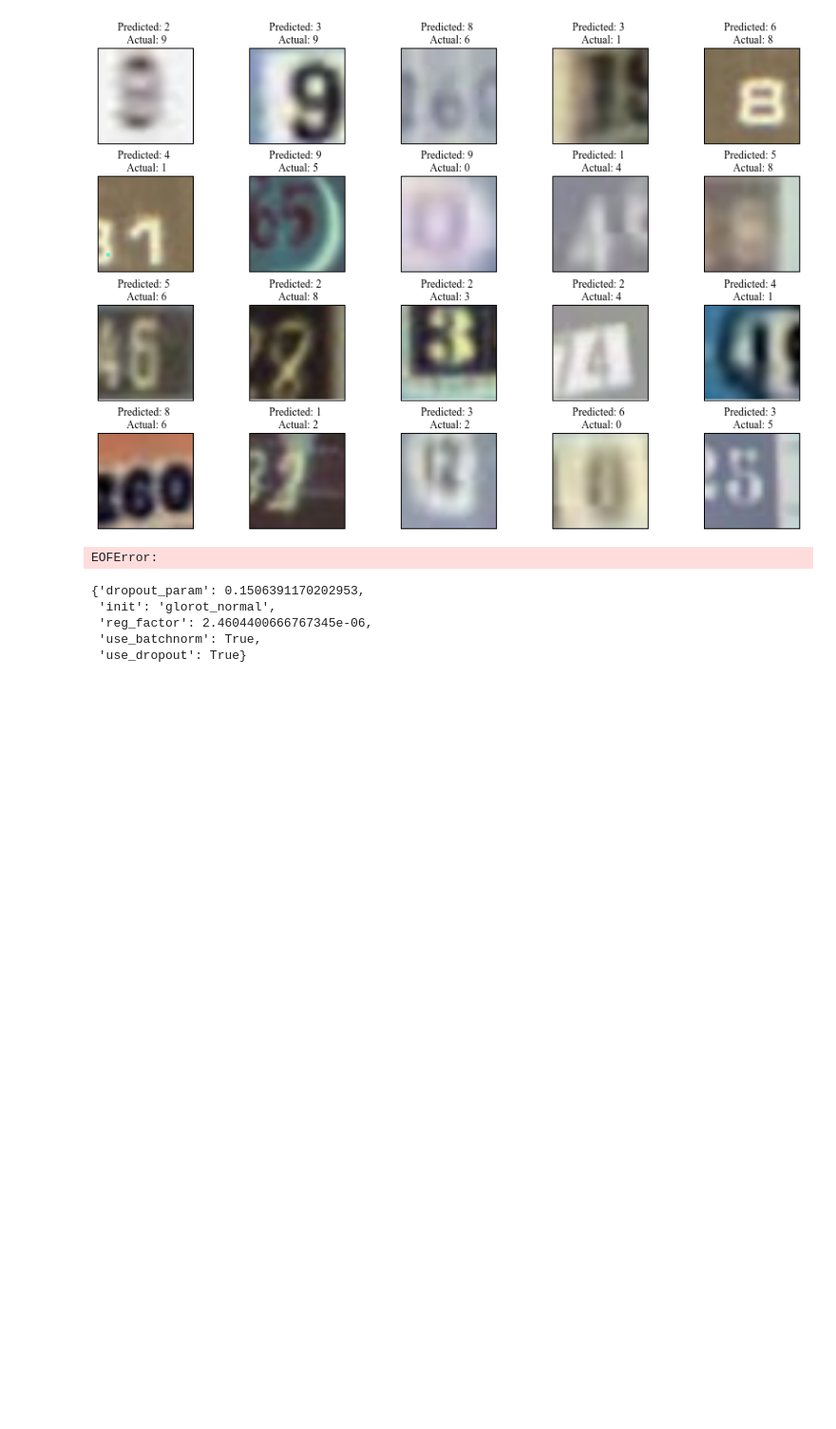
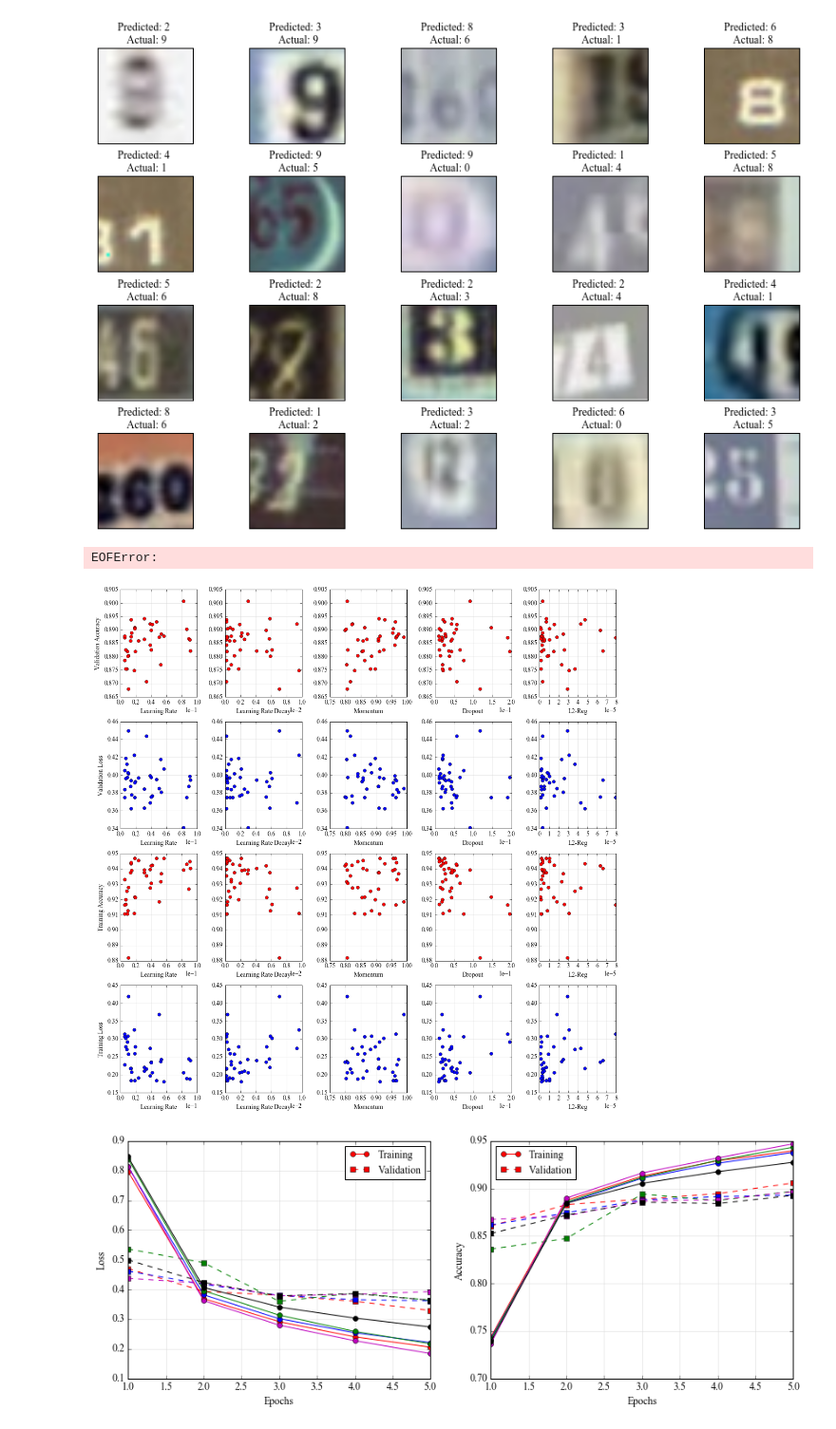
Before and after one commit to veeresht/MLNanoDegree, a Jupyter notebook: project5/SVHNDigit/notebooks/svhn_digit.ipynb, the cells around one changed output. Shown at 95% size. Saved outputs shown, nothing was run; the diff lists cells and outputs as text; code cells hidden in the pictures; blank space fills up the shorter version.

```diff
--- a/project5/SVHNDigit/notebooks/svhn_digit.ipynb
+++ b/project5/SVHNDigit/notebooks/svhn_digit.ipynb
@@ -311,11 +405,12 @@ model_define_params = pickle.load(fp)
 fp.close()
 # %% [output]
 EOFError:
-# %%
-model_define_params
-# %% [output]
-{'dropout_param': 0.1506391170202953,
- 'init': 'glorot_normal',
- 'reg_factor': 2.4604400666767345e-06,
- 'use_batchnorm': True,
- 'use_dropout': True}
+# %%
+from SVHNDigit.plotting import plot_model_tuning_results
+
+
+results_file = '../from_aws/LeNet5Mod_tuning.p'
+plot_model_tuning_results(results_file)
+# %% [output]
+[figure, added]
+[figure, added]
```
Also changed, not shown: parts of 4 cells of this notebook, 3 other files.
